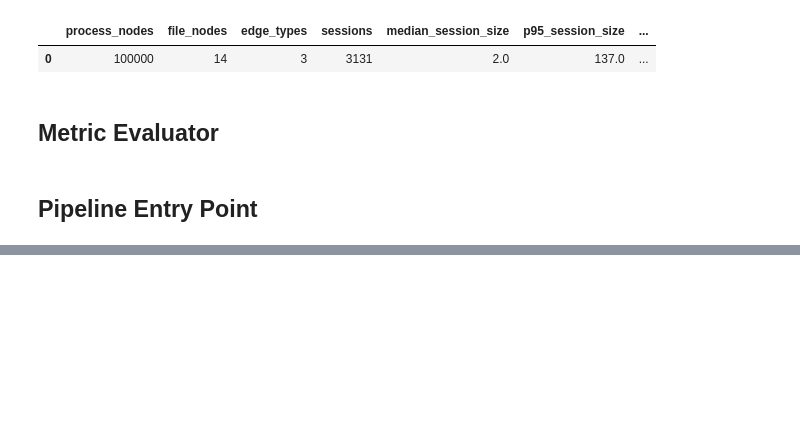
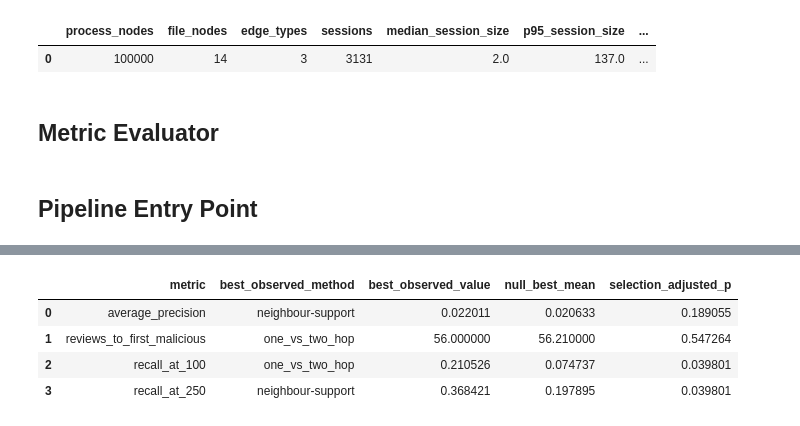
Before and after one commit to MekaelWasti/Cyber-Telemetry, a Jupyter notebook: Notebooks/Graph Triage Baseline v0.ipynb, the cells around one changed output, grey strips where cells are left out. Drawn from its saved outputs; the diff is of its cells as text; code cells hidden in the pictures; blank space fills up the shorter version.

```diff
--- a/Notebooks/Graph Triage Baseline v0.ipynb
+++ b/Notebooks/Graph Triage Baseline v0.ipynb
@@ -838,0 +1178,53 @@ results["slice_manifest"]
+# %%
+def filter_bank_selection_test(observed_scores, y_true, null_runs):
+    available_methods = list(null_runs["method"].unique())
+    observed = {
+        method: compact_metrics(y_true, observed_scores[method])
+        for method in available_methods
+    }
+
+    rows = []
+
+    for metric in NULL_METRICS:
+        direction = METRIC_DIRECTION[metric]
+
+        observed_values = {
+            method: values[metric]
+            for method, values in observed.items()
+        }
+
+        if direction == "higher":
+            best_method = max(observed_values, key=observed_values.get)
+            null_best = null_runs.groupby("replicate")[metric].max()
+            extreme = np.sum(null_best >= observed_values[best_method])
+        else:
+            best_method = min(observed_values, key=observed_values.get)
+            null_best = null_runs.groupby("replicate")[metric].min()
+            extreme = np.sum(null_best <= observed_values[best_method])
+
+        rows.append({
+            "metric": metric,
+            "best_observed_method": best_method,
+            "best_observed_value": observed_values[best_method],
+            "null_best_mean": null_best.mean(),
+            "selection_adjusted_p": (
+                (extreme + 1) / (len(null_best) + 1)
+            ),
+        })
+
+    return pd.DataFrame(rows)
+
+
+graph_bank_test = filter_bank_selection_test(
+    filter_scores,
+    y_true,
+    graph_null_runs,
+)
+
+graph_bank_test
+# %% [output]
+|  | metric | best_observed_method | best_observed_value | null_best_mean | selection_adjusted_p |
+| 0 | average_precision | neighbour-support | 0.022011 | 0.020633 | 0.189055 |
+| 1 | reviews_to_first_malicious | one_vs_two_hop | 56.000000 | 56.210000 | 0.547264 |
+| 2 | recall_at_100 | one_vs_two_hop | 0.210526 | 0.074737 | 0.039801 |
+| 3 | recall_at_250 | neighbour-support | 0.368421 | 0.197895 | 0.039801 |
```
Also changed, not shown: parts of 12 cells of this notebook, 7 other files.
